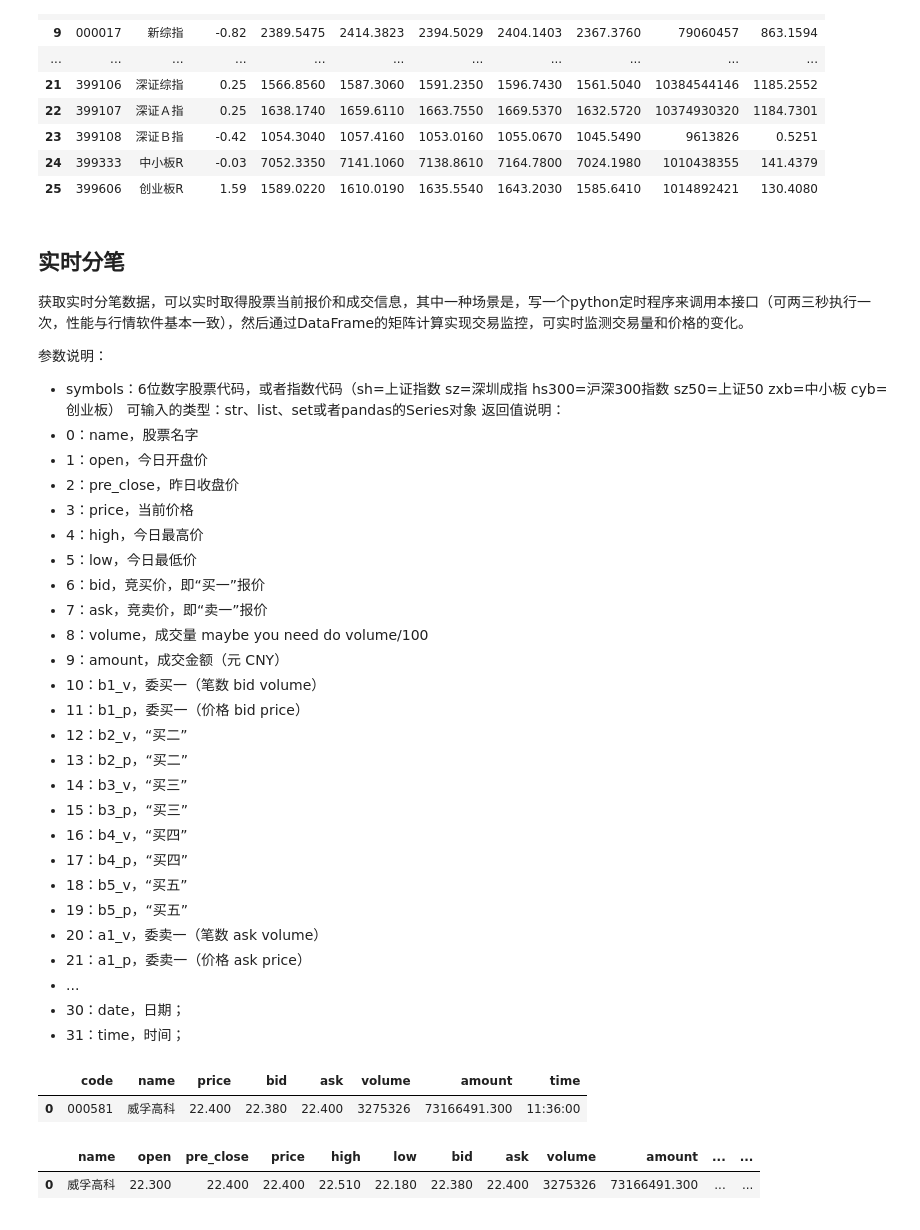
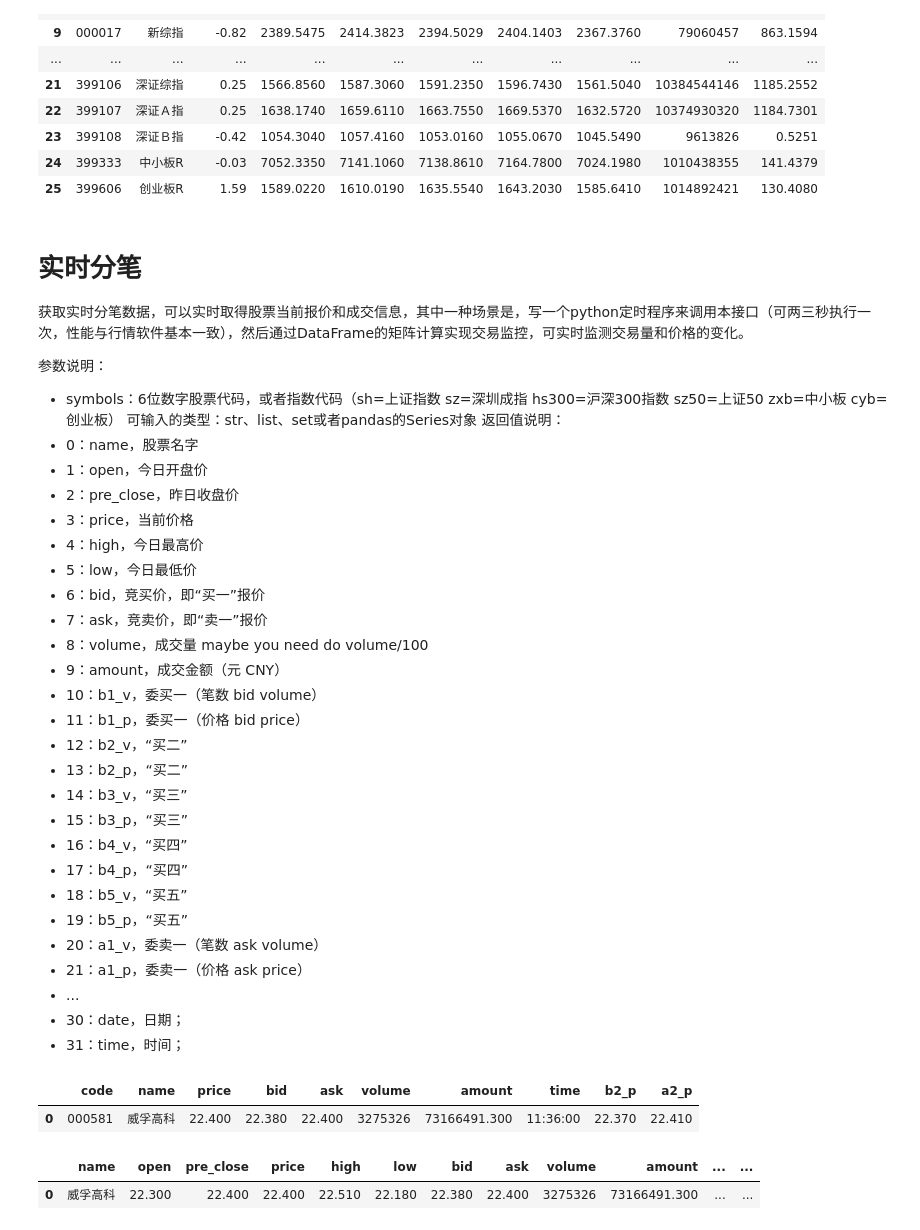
Before and after one commit to syscheme/penny, a Jupyter notebook: tushare-today.ipynb, the cells around one changed output. Cells and saved outputs as stored; diff of their text form; code cells hidden in the pictures.

```diff
--- a/tushare-today.ipynb
+++ b/tushare-today.ipynb
@@ -61,7 +61,7 @@ df
 | 24 | 399333 | 中小板R | -0.03 | 7052.3350 | 7141.1060 | 7138.8610 | 7164.7800 | 7024.1980 | 1010438355 | 141.4379 |
 | 25 | 399606 | 创业板R | 1.59 | 1589.0220 | 1610.0190 | 1635.5540 | 1643.2030 | 1585.6410 | 1014892421 | 130.4080 |
 # %% [markdown]
-## 实时分笔
+# 实时分笔
 获取实时分笔数据，可以实时取得股票当前报价和成交信息，其中一种场景是，写一个python定时程序来调用本接口（可两三秒执行一次，性能与行情软件基本一致），然后通过DataFrame的矩阵计算实现交易监控，可实时监测交易量和价格的变化。
 
 参数说明：
@@ -94,10 +94,10 @@ df
 - 31：time，时间；
 # %%
 df = ts.get_realtime_quotes('000581') #Single stock symbol
-df[['code','name','price','bid','ask','volume','amount','time']]
+df[['code','name','price','bid','ask','volume','amount','time', 'b2_p', 'a2_p']]
 # %% [output]
-|  | code | name | price | bid | ask | volume | amount | time |
-| 0 | 000581 | 威孚高科 | 22.400 | 22.380 | 22.400 | 3275326 | 73166491.300 | 11:36:00 |
+|  | code | name | price | bid | ask | volume | amount | time | b2_p | a2_p |
+| 0 | 000581 | 威孚高科 | 22.400 | 22.380 | 22.400 | 3275326 | 73166491.300 | 11:36:00 | 22.370 | 22.410 |
 # %%
 # 请求多个股票方法（一次最好不要超过30个）：
 
```
Also changed, not shown: parts of 8 cells of this notebook, 1 other file.
